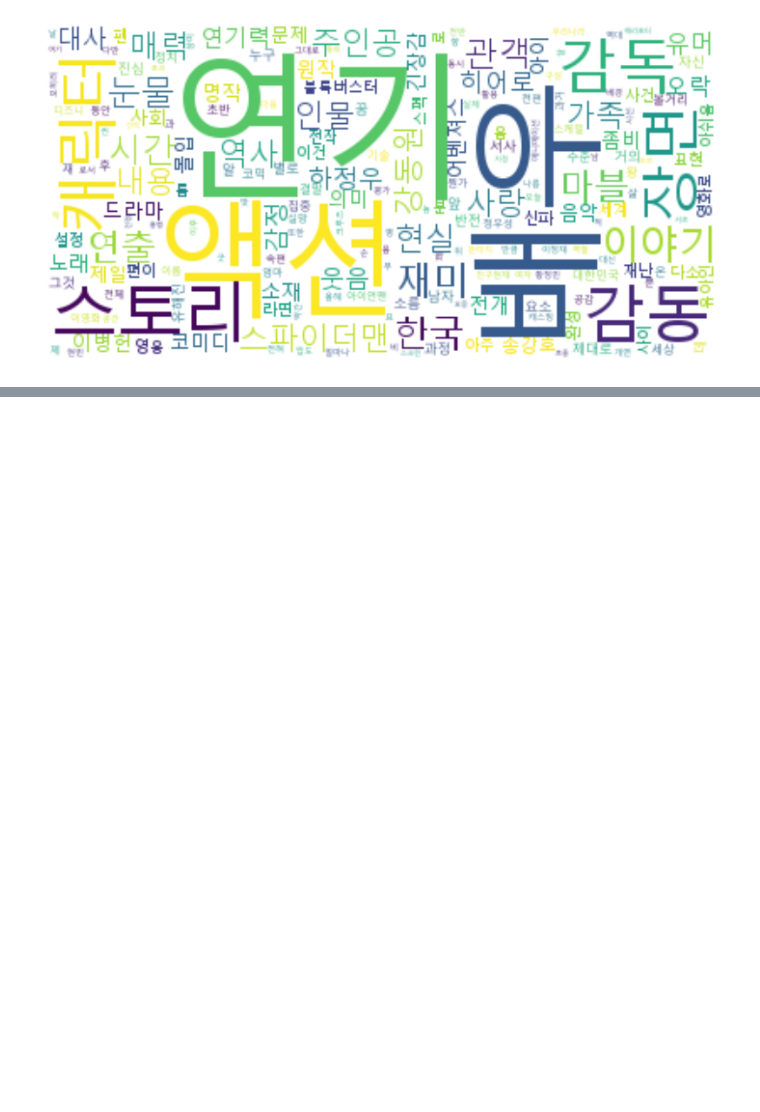
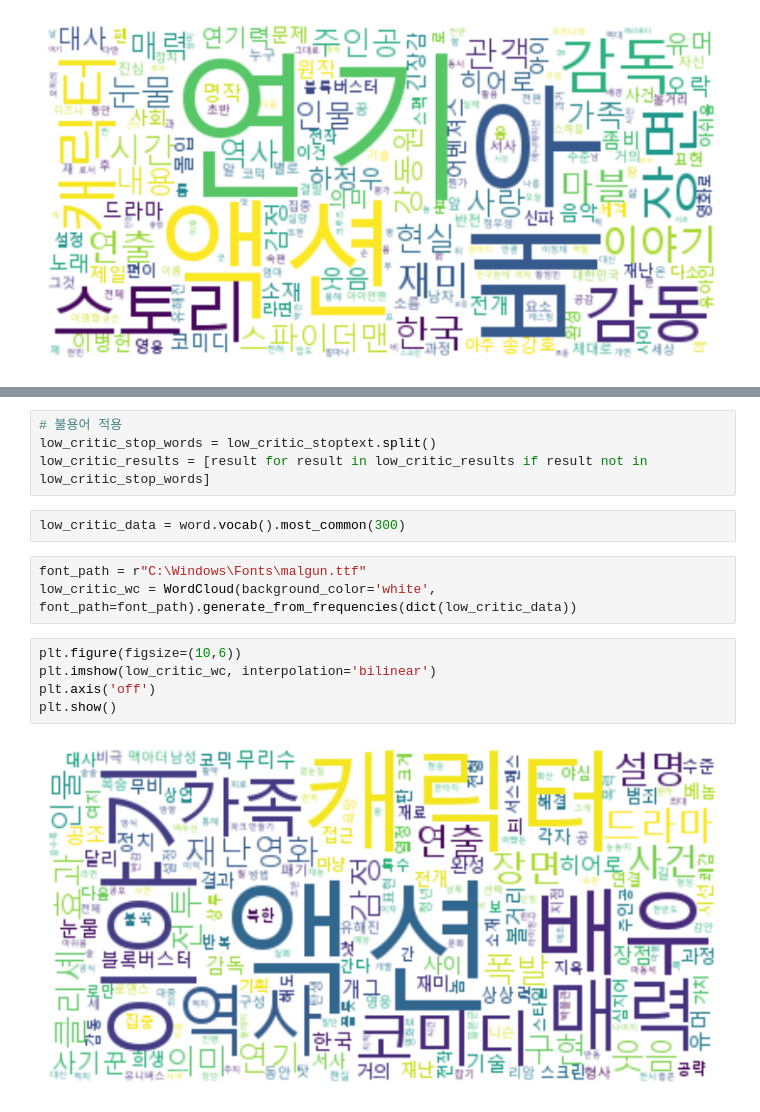
Before and after one commit to wonyounging/1_Project, a Jupyter notebook: 분석_역대 영화 리뷰 워드 클라우드.ipynb, the cells around one changed output, grey strips where cells are left out. Drawn from its saved outputs; the diff is of its cells as text; blank space fills up the shorter version.

```diff
--- a/분석_역대 영화 리뷰 워드 클라우드.ipynb
+++ b/분석_역대 영화 리뷰 워드 클라우드.ipynb
@@ -251,0 +483,16 @@ plt.show()
+# %%
+# 불용어 적용
+low_critic_stop_words = low_critic_stoptext.split()
+low_critic_results = [result for result in low_critic_results if result not in low_critic_stop_words]
+# %%
+low_critic_data = word.vocab().most_common(300)
+# %%
+font_path = r"C:\Windows\Fonts\malgun.ttf"
+low_critic_wc = WordCloud(background_color='white', font_path=font_path).generate_from_frequencies(dict(low_critic_data))
+# %%
+plt.figure(figsize=(10,6))
+plt.imshow(low_critic_wc, interpolation='bilinear')
+plt.axis('off')
+plt.show()
+# %% [output]
+[figure, added]
```
Also changed, not shown: parts of 23 cells of this notebook.
